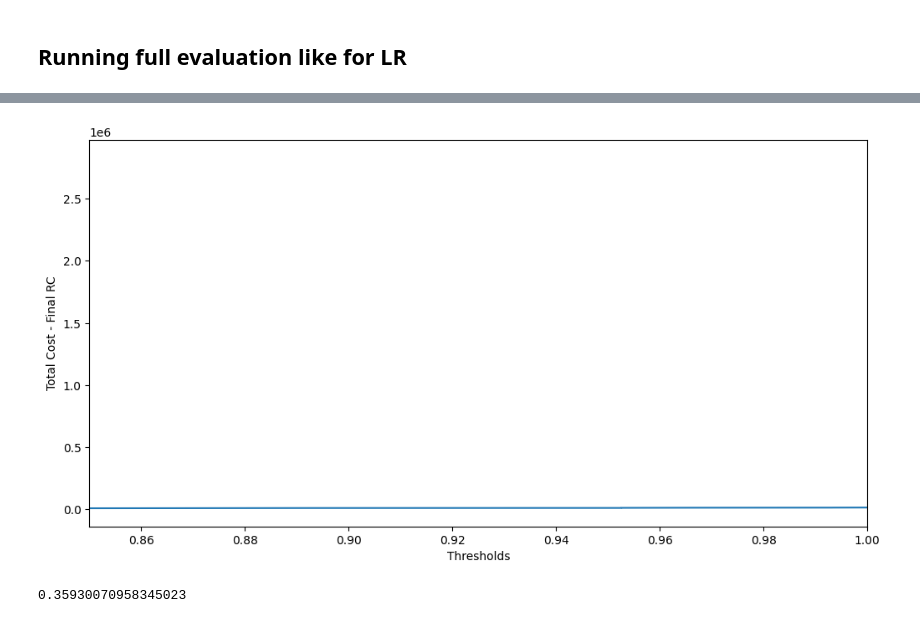
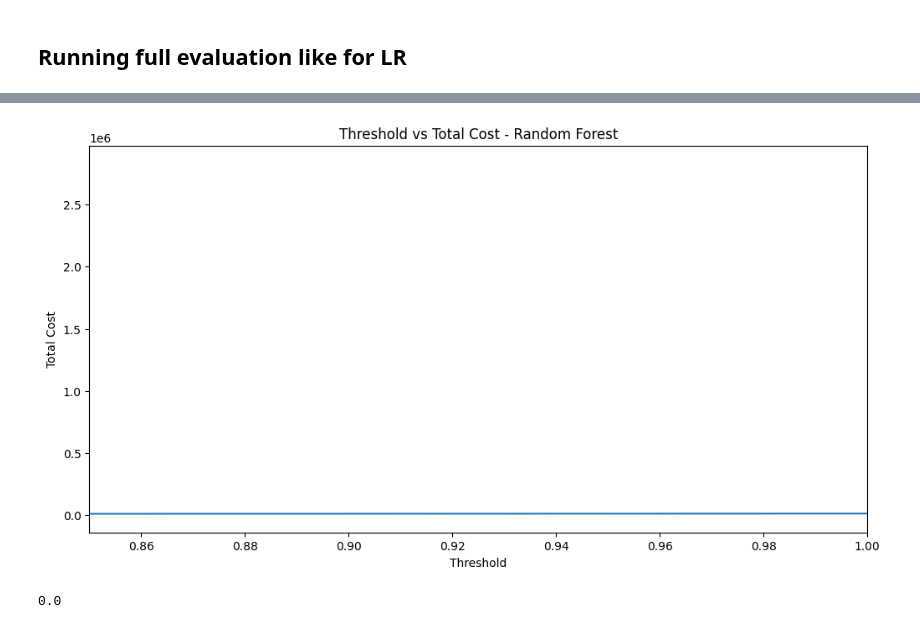
Before and after one commit to Janhvesh-Patil/RiskLens-AI, a Jupyter notebook: backend/TransactionFraudDetector.ipynb, the cells around one changed output, grey strips where cells are left out. Saved outputs shown, nothing was run; the diff lists cells and outputs as text; code cells hidden in the pictures.

```diff
--- a/backend/TransactionFraudDetector.ipynb
+++ b/backend/TransactionFraudDetector.ipynb
@@ -282,0 +394,8 @@ lr_predictions = fullPipeline.predict(X_test)
+# %%
+fullPipeline_LR.fit(X_train, y_train)
+lr_results = evaluate_model(
+    fullPipeline_LR,
+    X_test,
+    y_test,
+    "Logistic Regression"
+)
@@ -556,14 +843,12 @@ kind of cost-based threshold tuning we did for Logistic Regression.
 # %%
 from sklearn.ensemble import RandomForestClassifier
 
-fullPipeline_RTC = Pipeline([
+fullPipeline_RF = Pipeline([
     ("preprocessor", preprocessing),
-    ("model", RandomForestClassifier(random_state = 42))
+    ("model", RandomForestClassifier(class_weight = "balanced", random_state = 42, n_jobs = -1))
 ])
 # %%
-fullPipeline_RTC.fit(X_train, y_train)
-rtc_predictions = fullPipeline_RTC.predict(X_test)
-
+fullPipeline_RF.fit(X_train, y_train)
 """
 LR metrics ->
 Accuracy Score:  0.9748528530645332
@@ -572,8 +857,10 @@ Recall Score:  0.8736842105263158
 F1 Score:  0.10420590081607031
 """
 
-print("Accuracy Score: ", accuracy_score(y_test, rtc_predictions))
-print("Precision Score: ", precision_score(y_test, rtc_predictions))
-print("Recall Score: ", recall_score(y_test, rtc_predictions))
-print("F1 Score: ", f1_score(y_test, rtc_predictions))
+rf_results = evaluate_model(
+    fullPipeline_RF,
+    X_test,
+    y_test,
+    "Random Forest"
+)
 # %% [output]
@@ -808,0 +1076,7 @@ plt.show()
+# %%
+rf_costs = calculate_threshold_cost(
+    rf_results["probabilities"],
+    X_test,
+    y_test,
+    rf_results["thresholds"]
+)
@@ -809,16 +1091,18 @@ plt.show()
 # %%
 # plotting thresholds vs total_cost_final_rc
 
-plt.figure(figsize = (12, 6))
-plt.plot(thresholds, total_cost_final_rc)
-plt.xlim(0.85, 1.0)
-plt.xlabel('Thresholds')
-plt.ylabel("Total Cost - Final RC")
-plt.show()
+plot_threshold_cost(
+    rf_results["thresholds"],
+    rf_costs,
+    "Random Forest",
+    xlim=(0.85, 1.0)
+)
 # %% [output]
-[figure, old version]
+[figure, new version]
 # %%
-print(thresholds[np.argmin(total_cost_final_rc)])
+print(
+    rf_results["thresholds"][np.argmin(rf_results)]
+)
 # %% [output]
-0.35930070958345023
+0.0
 # %%
```
Also changed, not shown: parts of 45 cells of this notebook.
